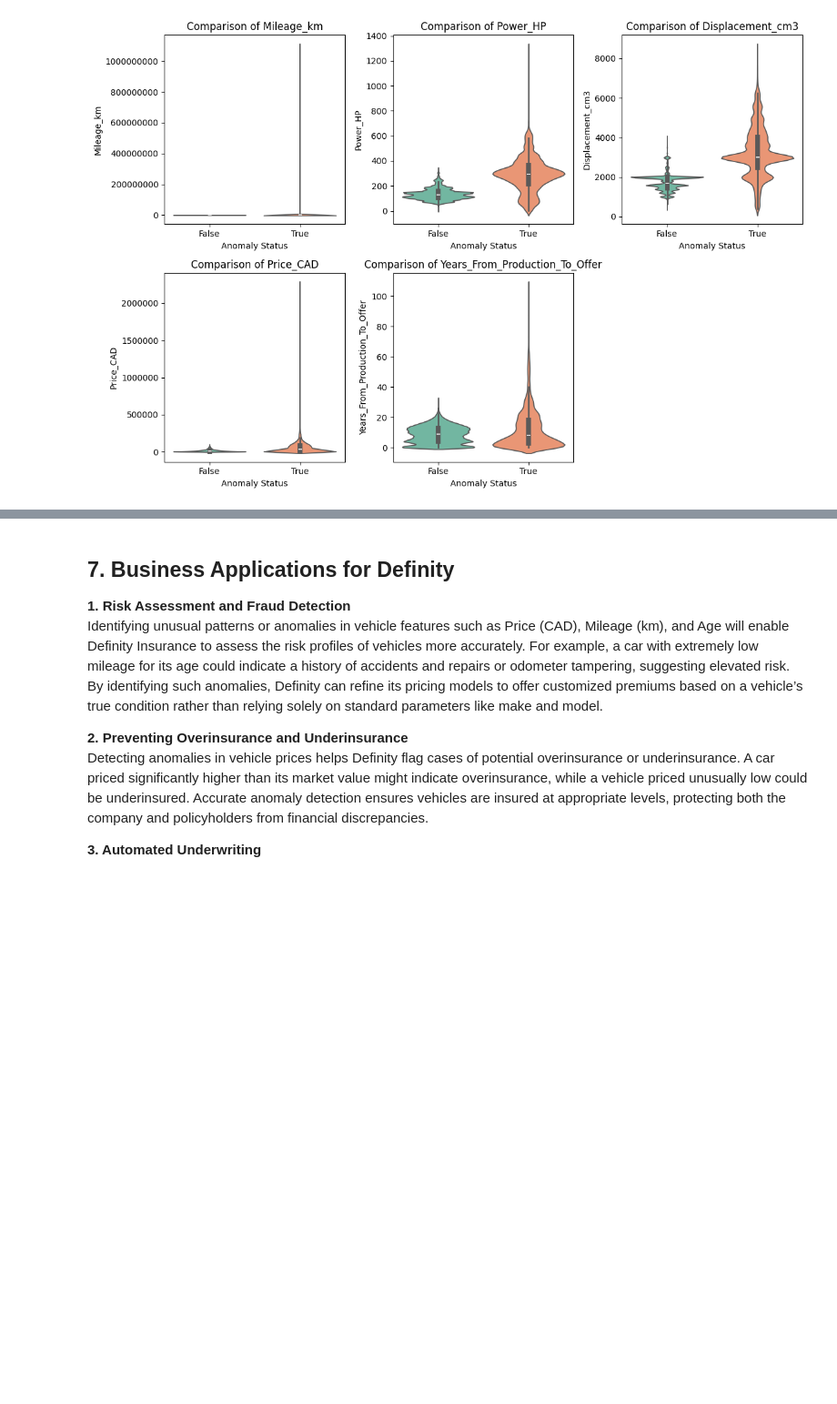
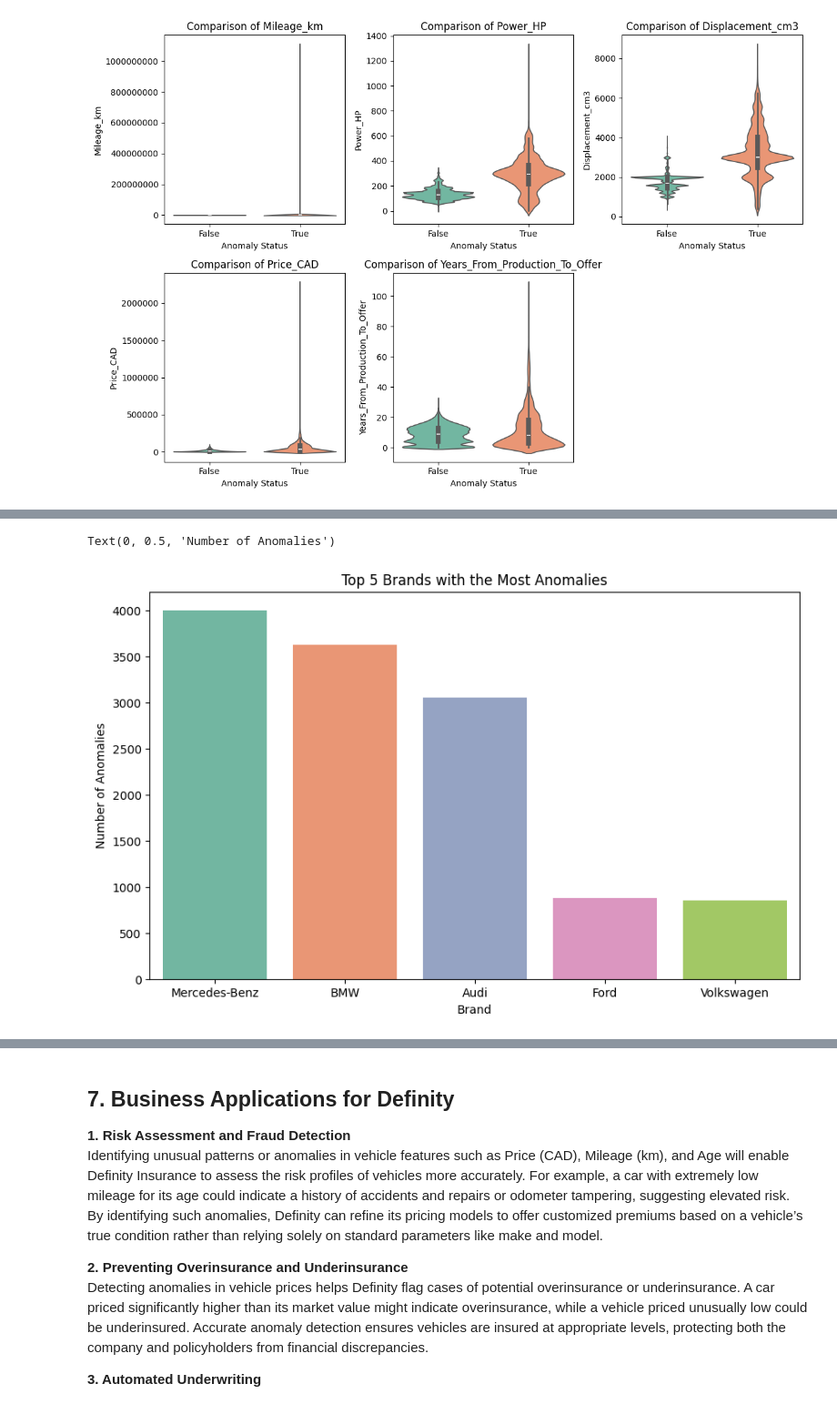
Before and after one commit to Abdul-AA/Car-ads-analysis, a Jupyter notebook: anomaly_detection.ipynb, the cells around one changed output, grey strips where cells are left out. Shown at 91% size. Saved outputs shown, nothing was run; the diff lists cells and outputs as text; code cells hidden in the pictures; blank space fills up the shorter version.

```diff
--- a/anomaly_detection.ipynb
+++ b/anomaly_detection.ipynb
@@ -516,0 +535,11 @@ plt.show()
+# %%
+# Plot top 5 brands with the most  anomalies
+top_brands = df[df2['Anomaly_Isolation Forest'] == True]['Vehicle_brand'].value_counts().head(5)
+plt.figure(figsize=(10, 6))
+sns.barplot(x=top_brands.index, y=top_brands.values, palette='Set2');
+plt.title("Top 5 Brands with the Most Anomalies")
+plt.xlabel("Brand")
+plt.ylabel("Number of Anomalies")
+# %% [output]
+Text(0, 0.5, 'Number of Anomalies')
+[figure, added]
```
Also changed, not shown: parts of 24 cells of this notebook, 1 other file.
